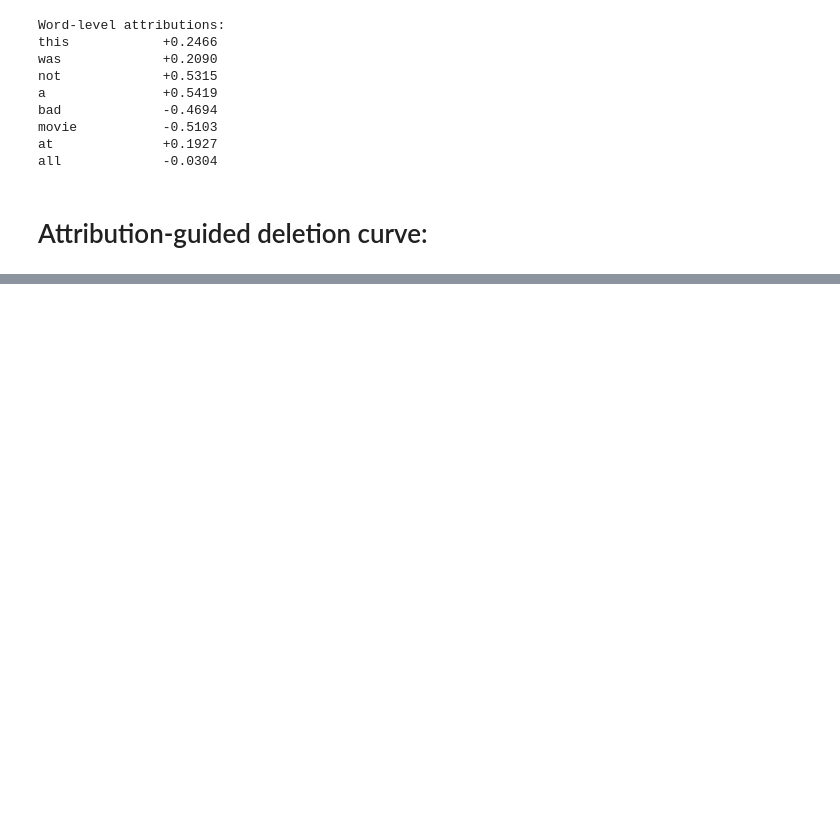
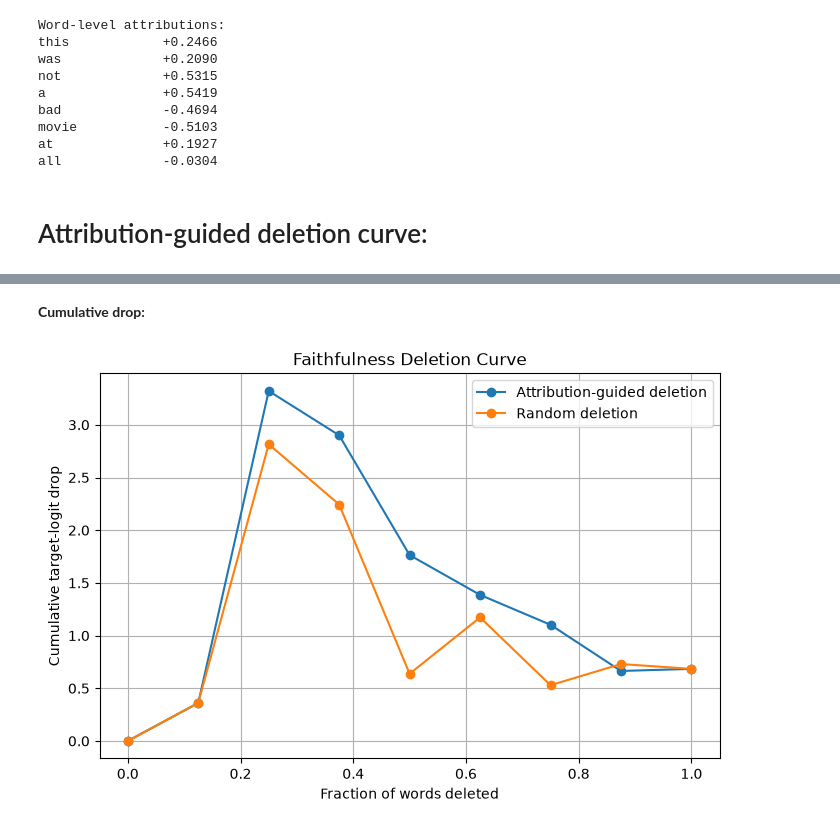
Before and after one commit to jordan-dsouza/xray-transformers, a Jupyter notebook: notebooks/exploration.ipynb, the cells around one changed output, grey strips where cells are left out. Saved outputs shown, nothing was run; the diff lists cells and outputs as text; code cells hidden in the pictures; blank space fills up the shorter version.

```diff
--- a/notebooks/exploration.ipynb
+++ b/notebooks/exploration.ipynb
@@ -145,0 +289,41 @@ top_k_curve = top_k_deletion_curve(
+# %% [markdown]
+**Cumulative drop:**
+# %%
+original_logit = top_k_curve["original_logit"]
+
+top_k_drop = [
+    original_logit - logit
+    for logit in top_k_curve["logits"]
+]
+
+random_drop = [
+    original_logit - logit
+    for logit in random_curve["logits"]
+]
+
+plt.figure(figsize=(8, 5))
+
+plt.plot(
+    top_k_curve["fractions"],
+    top_k_drop,
+    marker="o",
+    label="Attribution-guided deletion"
+)
+
+plt.plot(
+    random_curve["fractions"],
+    random_drop,
+    marker="o",
+    label="Random deletion"
+)
+
+plt.xlabel("Fraction of words deleted")
+plt.ylabel("Cumulative target-logit drop")
+plt.title("Faithfulness Deletion Curve")
+
+plt.legend()
+plt.grid(True)
+
+plt.show()
+# %% [output]
+[figure, added]
```
Also changed, not shown: parts of 16 cells of this notebook, 1 other file.
